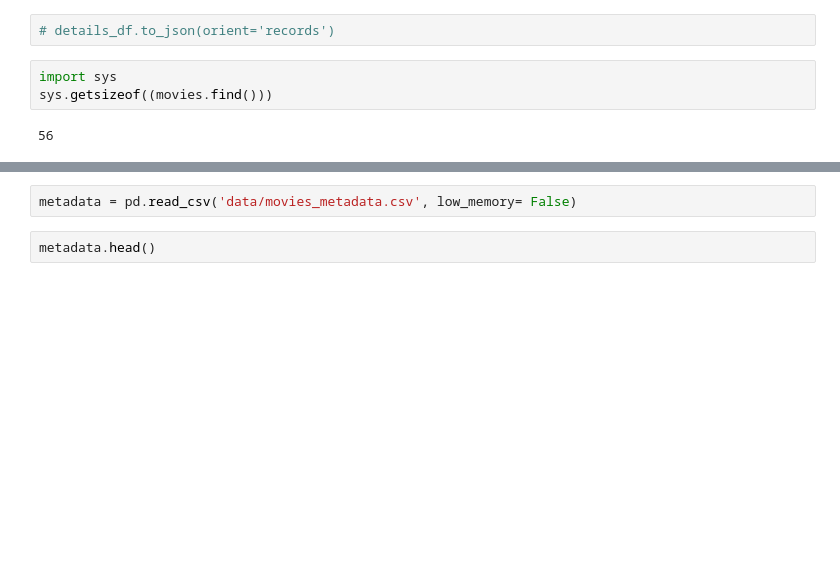
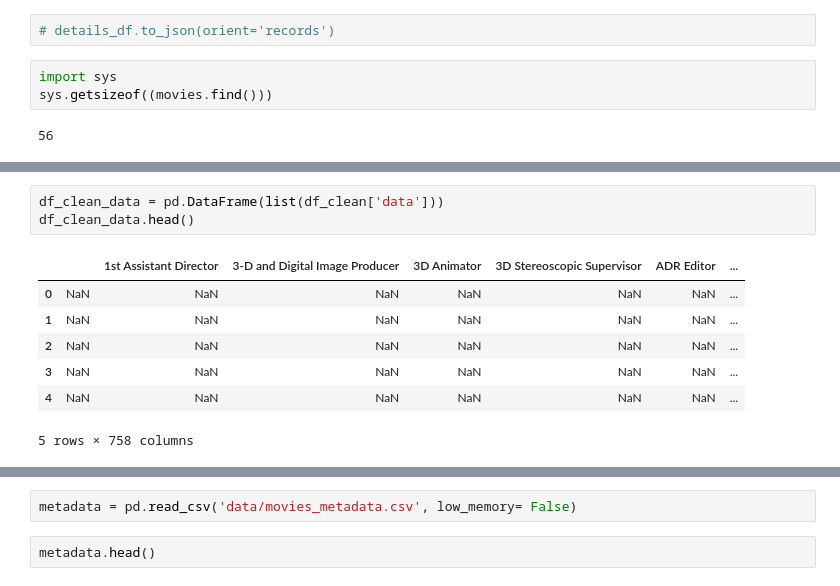
Before and after one commit to Rmloong/movie-revenue-predictor, a Jupyter notebook: scrape_thenumbers.ipynb, the cells around one changed output, grey strips where cells are left out. Drawn from its saved outputs; the diff is of its cells as text; blank space fills up the shorter version.

```diff
--- a/scrape_thenumbers.ipynb
+++ b/scrape_thenumbers.ipynb
@@ -308,0 +415,11 @@ sys.getsizeof((movies.find()))
+# %%
+df_clean_data = pd.DataFrame(list(df_clean['data']))
+df_clean_data.head()
+# %% [output]
+|  |  | 1st Assistant Director | 3-D and Digital Image Producer | 3D Animator | 3D Stereoscopic Supervisor | ADR Editor | ... |
+| 0 | NaN | NaN | NaN | NaN | NaN | NaN | ... |
+| 1 | NaN | NaN | NaN | NaN | NaN | NaN | ... |
+| 2 | NaN | NaN | NaN | NaN | NaN | NaN | ... |
+| 3 | NaN | NaN | NaN | NaN | NaN | NaN | ... |
+| 4 | NaN | NaN | NaN | NaN | NaN | NaN | ... |
+5 rows × 758 columns
```
Also changed, not shown: parts of 15 cells of this notebook.
